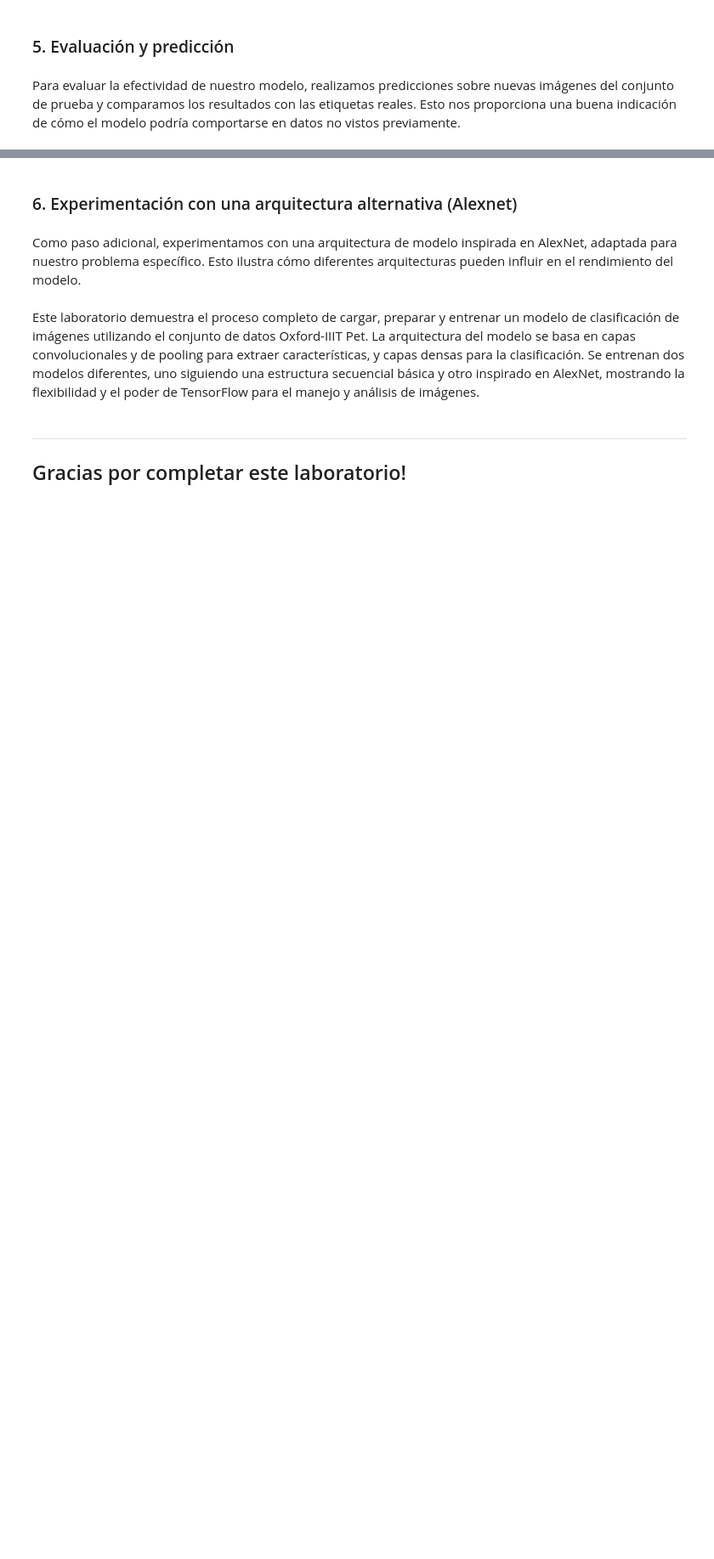
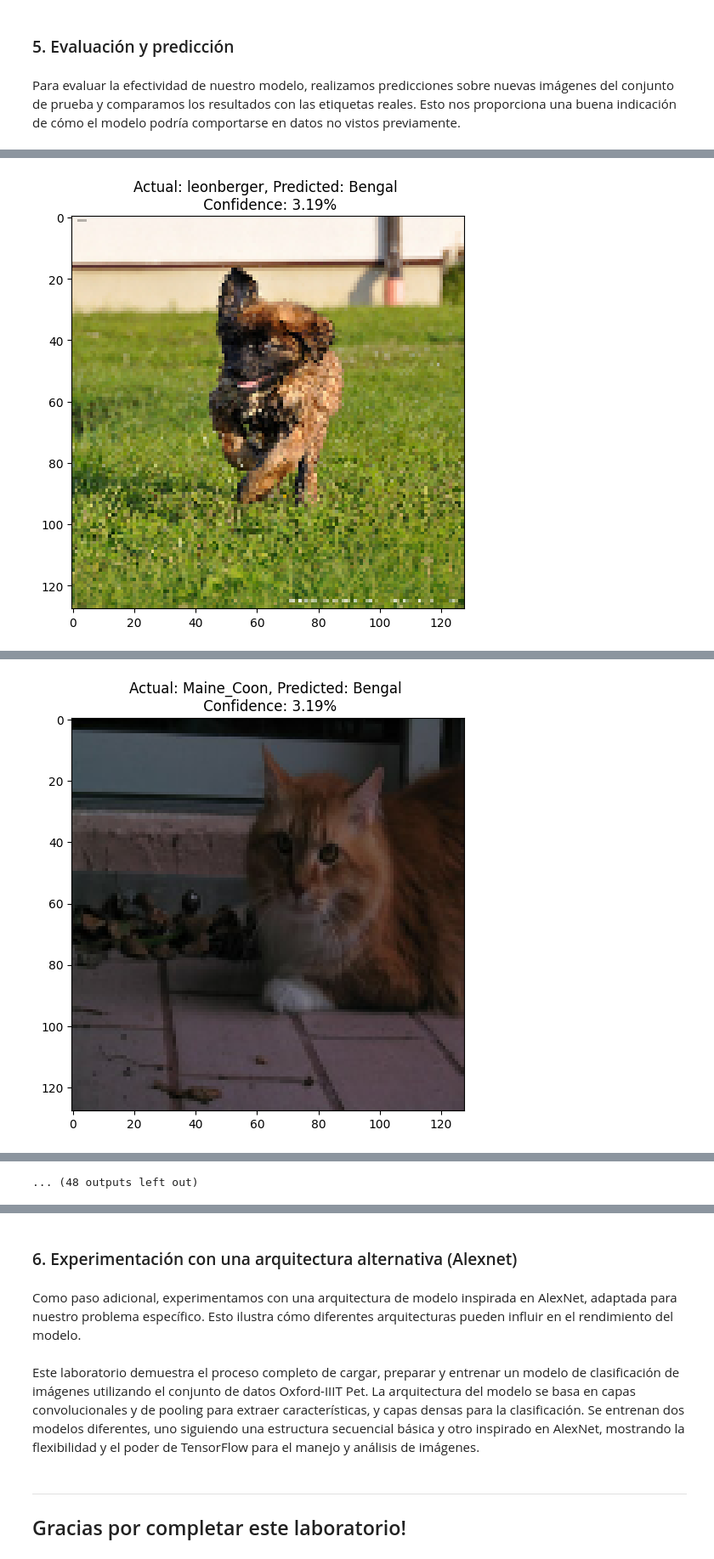
Before and after one commit to JCaballerot/Deep-Learning-Program, a Jupyter notebook: Topicos_avanzados/Oxford_IIIT_Pet.ipynb, the cells around one changed output, grey strips where cells are left out. Shown at 85% size. Drawn from its saved outputs; the diff is of its cells as text; code cells hidden in the pictures; blank space fills up the shorter version.

```diff
--- a/Topicos_avanzados/Oxford_IIIT_Pet.ipynb
+++ b/Topicos_avanzados/Oxford_IIIT_Pet.ipynb
@@ -48,7 +66,7 @@ Para una exploración inicial, seleccionamos una muestra de 1000 imágenes. Esto
 # %%
 
 # Para trabajar con una muestra más pequeña, puedes usar la operación take
-sample_ds = ds.take(1000)  # Toma solo las primeras 100 imágenes
+sample_ds = ds.take(2000)  # Toma solo las primeras 100 imágenes
 
 # Iterar sobre la muestra del conjunto de datos
 for image, label in sample_ds:
@@ -73,8 +91,8 @@ def preprocess(image, label):
 )
 
 # Preprocesar el conjunto de datos
-ds_train = ds_train.map(preprocess).batch(32).prefetch(tf.data.AUTOTUNE)
-ds_test = ds_test.map(preprocess).batch(32).prefetch(tf.data.AUTOTUNE)
+ds_train = ds_train.take(500).map(preprocess).batch(32).prefetch(tf.data.AUTOTUNE)
+ds_test = ds_test.take(500).map(preprocess).batch(32).prefetch(tf.data.AUTOTUNE)
 # %% [markdown]
 Cargamos y dividimos el dataset en conjuntos de entrenamiento y prueba, aplicando la función de preprocesamiento a cada imagen.
 # %% [markdown]
@@ -92,12 +112,14 @@ Nuestro modelo utiliza una arquitectura convolucional simple con capas de convol
 # %%
 
 model = tf.keras.models.Sequential([
-    tf.keras.layers.Conv2D(32, (3, 3), activation='relu', input_shape=(128, 128, 3)),
+    tf.keras.layers.Conv2D(32, (3, 3), activation='relu', input_shape=(128, 128, 3), kernel_regularizer = l1(0.05)),
+    tf.keras.layers.Dropout(0.5),
     tf.keras.layers.MaxPooling2D(2, 2),
-    tf.keras.layers.Conv2D(64, (3, 3), activation='relu'),
+    tf.keras.layers.Conv2D(64, (3, 3), activation='relu', kernel_regularizer = l1(0.05)),
+    tf.keras.layers.Dropout(0.5),
     tf.keras.layers.MaxPooling2D(2, 2),
     tf.keras.layers.Flatten(),
-    tf.keras.layers.Dense(128, activation='relu'),
+    tf.keras.layers.Dense(128, activation='relu', kernel_regularizer = l1(0.05)),
     tf.keras.layers.Dense(ds_info.features['label'].num_classes, activation='softmax')
 ])
 
@@ -109,4 +149,4 @@ model.summary()
 # %% [markdown]
 Compilamos el modelo especificando el optimizador, la función de pérdida y las métricas. Luego, entrenamos el modelo con los datos de entrenamiento, utilizando los datos de prueba para la validación.
 # %%
-history = model.fit(ds_train, validation_data=ds_test, epochs=20)
+history = model.fit(ds_train, validation_data=ds_test, epochs=10)
@@ -120,7 +181,7 @@ import numpy as np
 # Asumiendo que `model` es tu modelo entrenado y `ds_test` es tu conjunto de datos de prueba preprocesado
 
 # Tomar una sola imagen y etiqueta del conjunto de datos de prueba
-for image, true_label in ds_test.unbatch().take(3):
+for image, true_label in ds_test.unbatch().take(30):
     # Expandir las dimensiones de la imagen para que sea `(1, height, width, channels)`
     img_array = tf.expand_dims(image, 0)
 
@@ -141,3 +202,4 @@ for image, true_label in ds_test.unbatch().take(3):
     plt.imshow(image)
     plt.title(f'Actual: {true_label_name}, Predicted: {predicted_class_name} \n Confidence: {confidence*100:.2f}%')
     plt.show()
+# %% [output]
@@ -143,0 +207 @@ for image, true_label in ds_test.unbatch().take(3):
+[figure, added]
@@ -143,0 +209 @@ for image, true_label in ds_test.unbatch().take(3):
+[figure, added]
@@ -144,3 +218,4 @@ for image, true_label in ds_test.unbatch().take(3):
+... (48 outputs left out)
 # %%
 loss, accuracy = model.evaluate(ds_test)
 print(f'Total accuracy: {accuracy*100:.2f}%')
```
Also changed, not shown: parts of 7 cells of this notebook.
